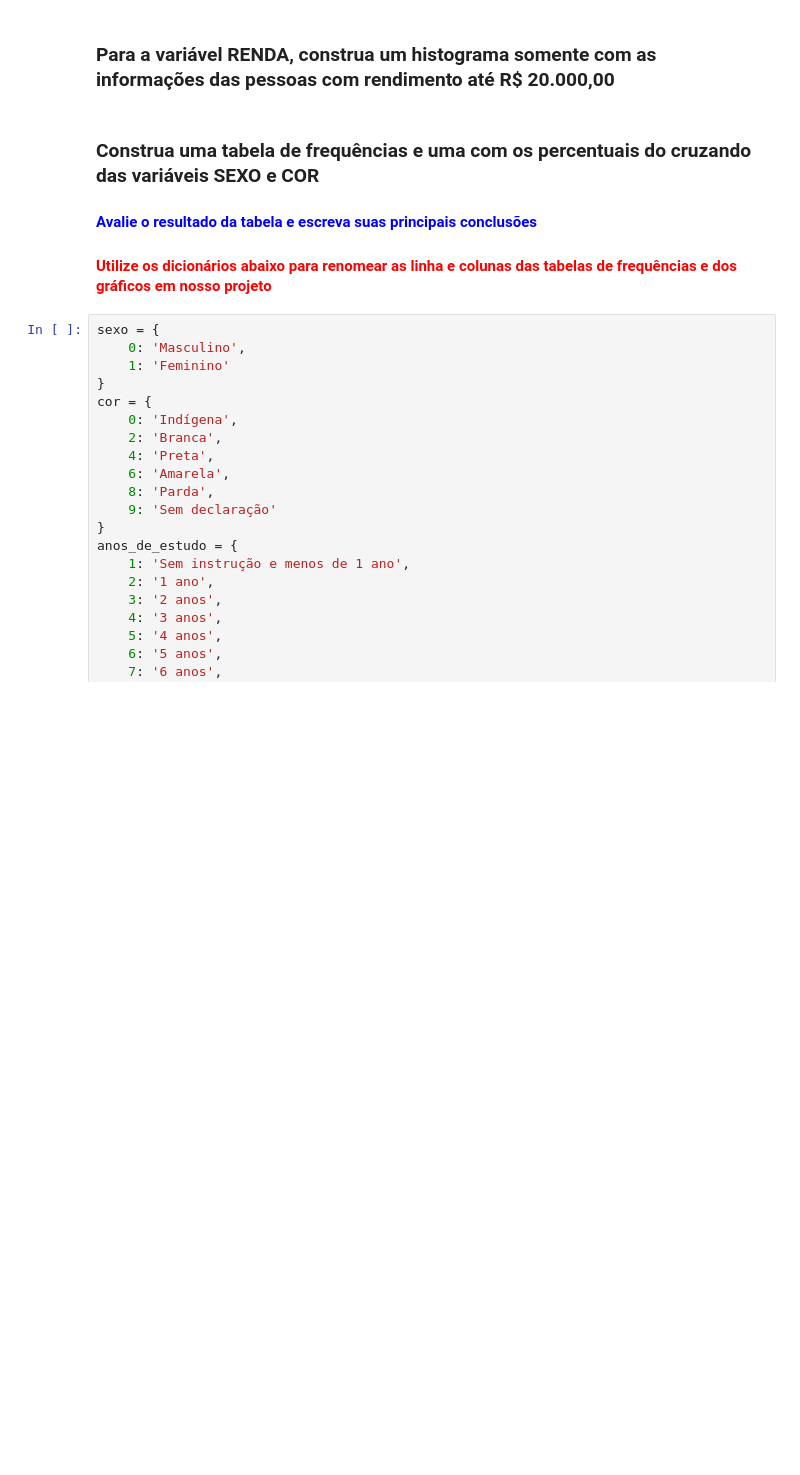
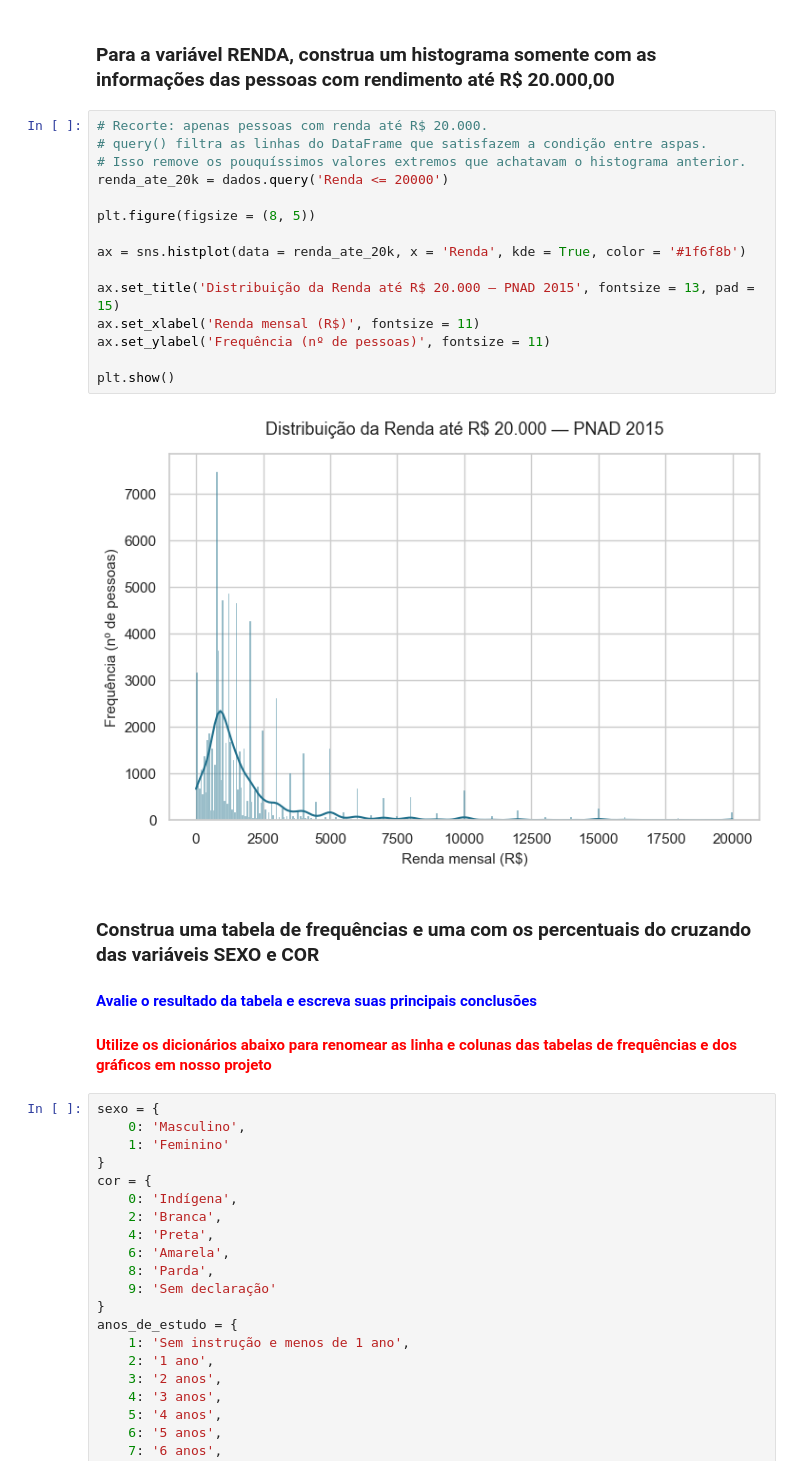
Before and after one commit to RickelmeDSC/analise-descritiva-pnad-2015, a Jupyter notebook: notebooks/analise_descritiva.ipynb, the cells around one changed output. Drawn from its saved outputs; the diff is of its cells as text; blank space fills up the shorter version.

```diff
--- a/notebooks/analise_descritiva.ipynb
+++ b/notebooks/analise_descritiva.ipynb
@@ -309,5 +407,22 @@ Escreva suas conclusões aqui...
 # %% [markdown]
 ### Para a variável RENDA, construa um histograma somente com as informações das pessoas com rendimento até R$ 20.000,00
+# %%
+# Recorte: apenas pessoas com renda até R$ 20.000.
+# query() filtra as linhas do DataFrame que satisfazem a condição entre aspas.
+# Isso remove os pouquíssimos valores extremos que achatavam o histograma anterior.
+renda_ate_20k = dados.query('Renda <= 20000')
+
+plt.figure(figsize = (8, 5))
+
+ax = sns.histplot(data = renda_ate_20k, x = 'Renda', kde = True, color = '#1f6f8b')
+
+ax.set_title('Distribuição da Renda até R$ 20.000 — PNAD 2015', fontsize = 13, pad = 15)
+ax.set_xlabel('Renda mensal (R$)', fontsize = 11)
+ax.set_ylabel('Frequência (nº de pessoas)', fontsize = 11)
+
+plt.show()
+# %% [output]
+[figure, added]
 # %% [markdown]
 ### Construa uma tabela de frequências e uma com os percentuais do cruzando das variáveis SEXO e COR
 #### <font color='blue'>Avalie o resultado da tabela e escreva suas principais conclusões</font>
```
Also changed, not shown: parts of 34 cells of this notebook.
